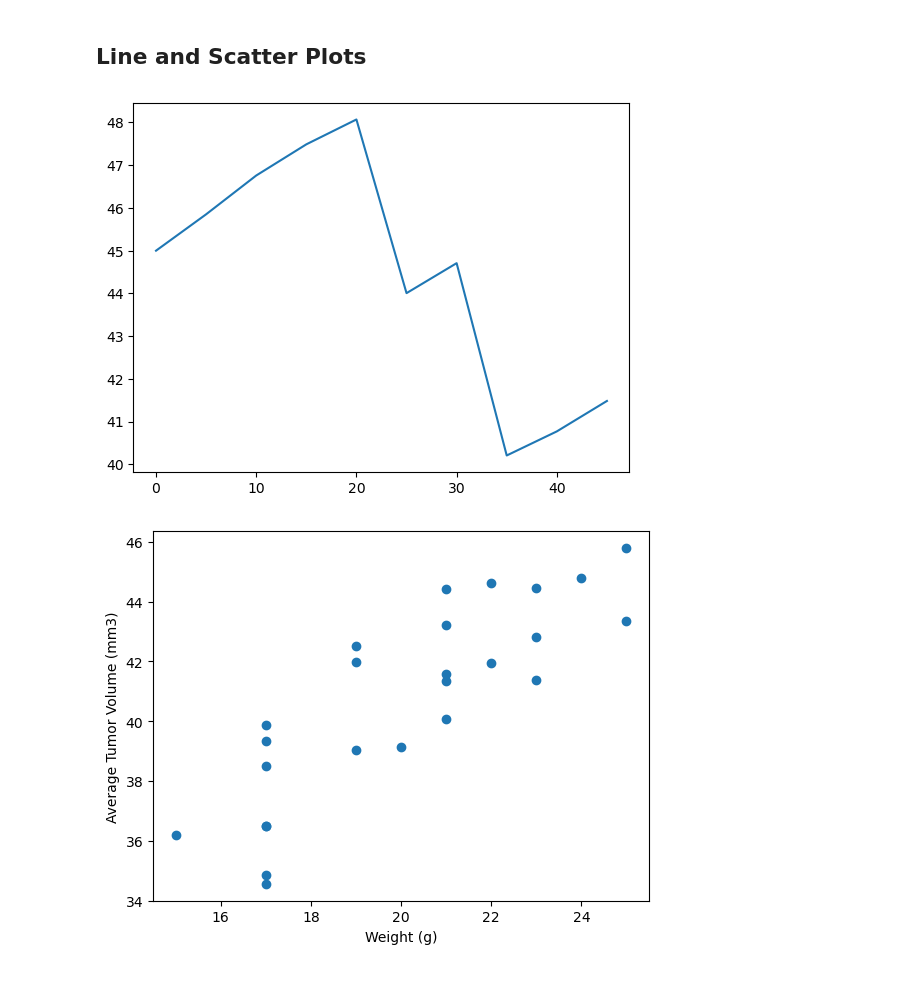
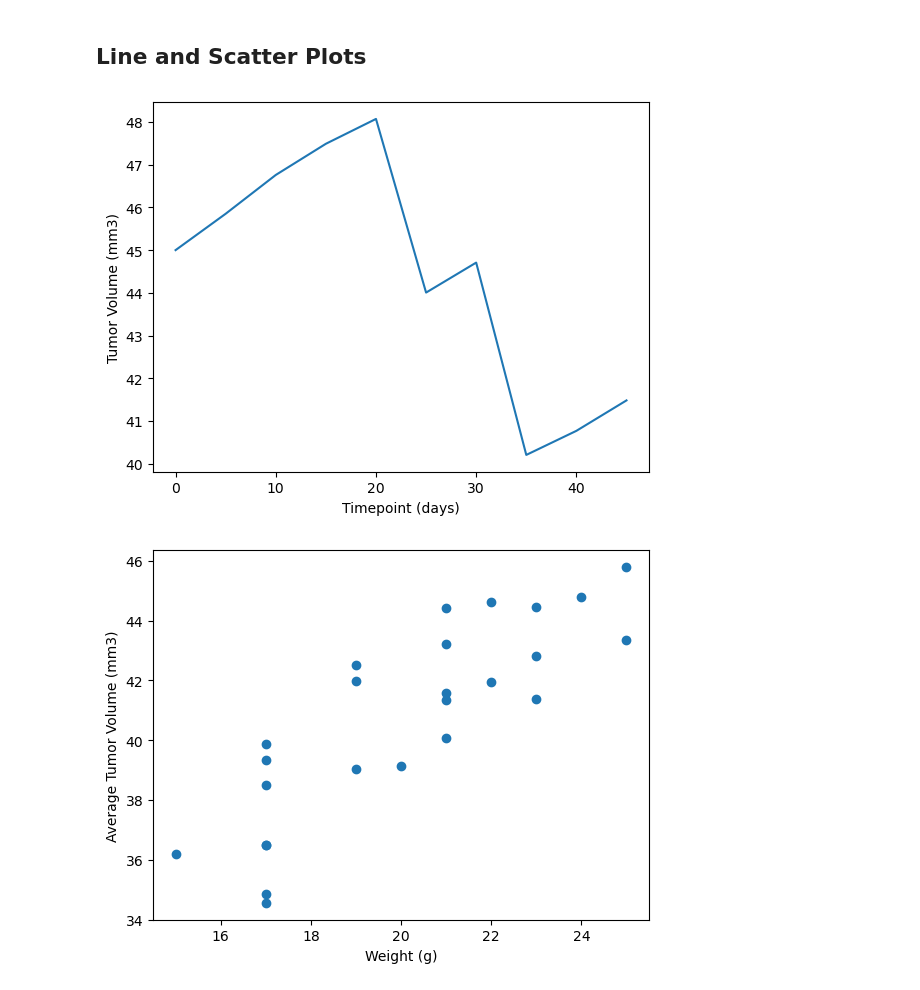
Before and after one commit to nCervantez/MatplotlibChallenge, a Jupyter notebook: Pymaceuticals/pymaceuticals_starter.ipynb, the cells around one changed output. Cells and saved outputs as stored; diff of their text form; code cells hidden in the pictures.

Commit message:
Final scatter plots completed and lin regress model  added to last scatter plot

```diff
--- a/Pymaceuticals/pymaceuticals_starter.ipynb
+++ b/Pymaceuticals/pymaceuticals_starter.ipynb
@@ -250,15 +250,15 @@ plt.show()
 # %%
 # Generate a line plot of tumor volume vs. time point for a single mouse treated with Capomulin
 mouse_cap = mouse_study.loc[mouse_study['Drug Regimen']== "Capomulin"]
 
 single_mouse = mouse_cap.loc[mouse_cap['Mouse ID'] == "l509"]
 x_axis = single_mouse["Timepoint"]
 y_axis = single_mouse["Tumor Volume (mm3)"]
-vol_over_time = plt.plot(x_axis, y_axis)
-plt.xlabel = "Timepoint (days)"
-plt.ylabel = "Tumor Volume (mm3)"
+plt.plot(x_axis, y_axis)
+plt.xlabel("Timepoint (days)")
+plt.ylabel("Tumor Volume (mm3)")
 plt.show()
 # %% [output]
-[figure, old version]
+[figure, new version]
 # %%
 # Generate a scatter plot of mouse weight vs. the average observed tumor volume for the entire Capomulin regimen
```
Also changed, not shown: parts of 3 cells of this notebook.
